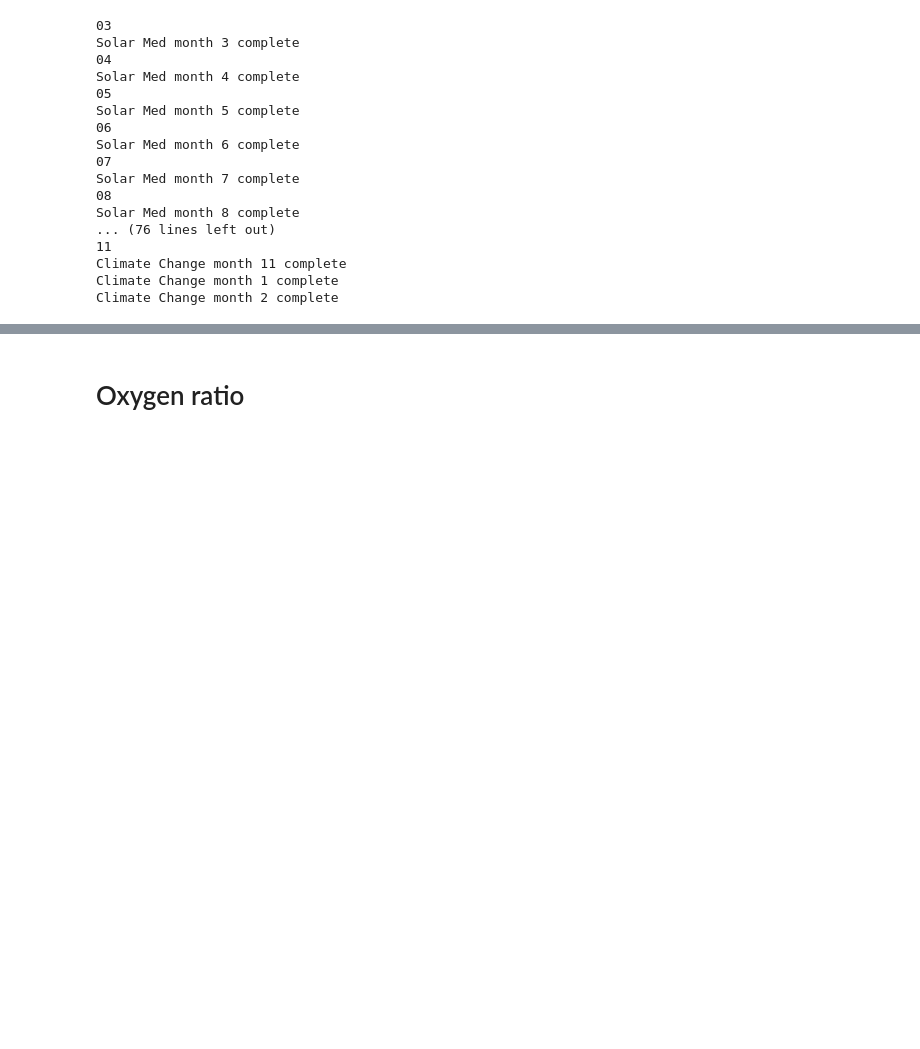
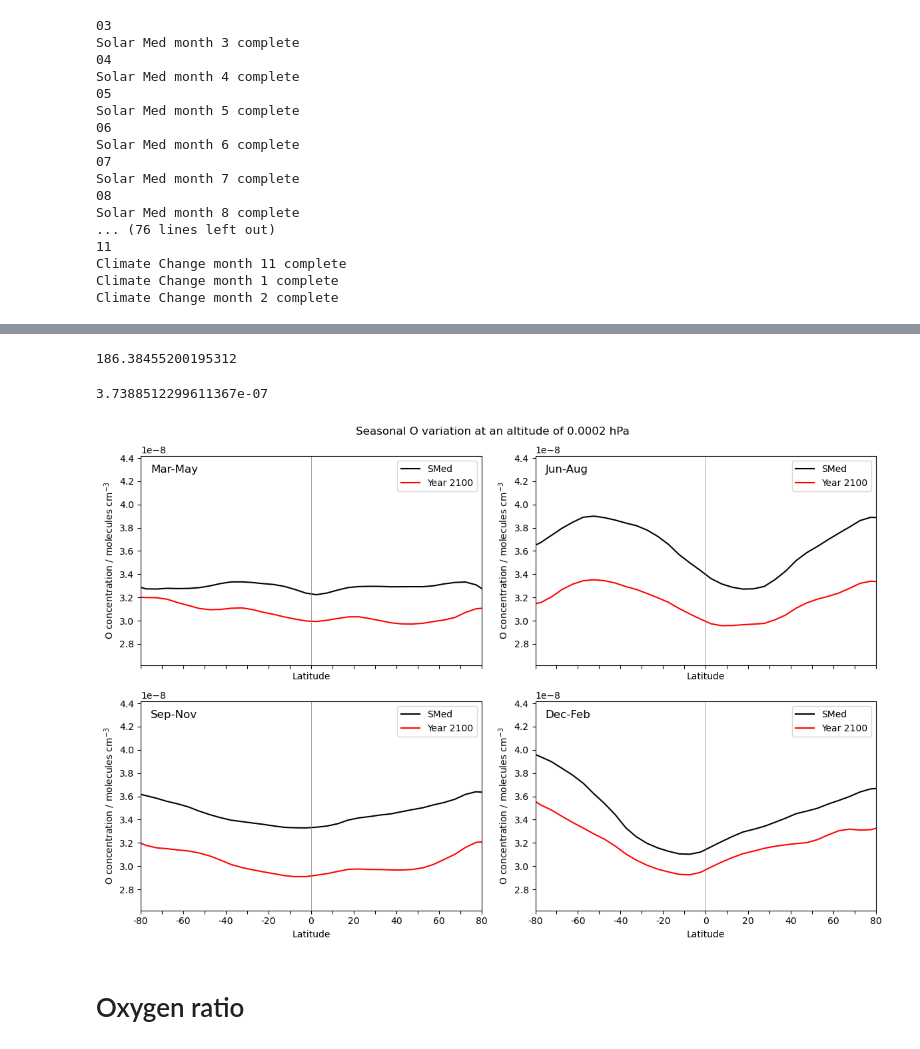
Before and after one commit to CharlieReyno/Sporadic-E-Project, a Jupyter notebook: Main_Notebooks/Climatology.ipynb, the cells around one changed output, grey strips where cells are left out. Drawn from its saved outputs; the diff is of its cells as text; code cells hidden in the pictures; blank space fills up the shorter version.

Commit message:
New climatology figures --> conc not VMR

```diff
--- a/Main_Notebooks/Climatology.ipynb
+++ b/Main_Notebooks/Climatology.ipynb
@@ -1163,3 +1106,81 @@ plt.show()
+# %%
+cli_filepath = f'/resstore/b0243/Data/Sporadic_E/FX2101f19f19mg16NaFeMgiontransport_OUTPUT/atm/hist/FX2101f19f19mg16NaFeMgiontransport.cam.h0.2100-06.nc'
+cli_T_file = xr.open_dataset(cli_filepath, decode_times=False)
+cli_T_file = cli_T_file['T'].sel(lev=altitude, method = 'nearest')
+cli_T_file = cli_T_file.mean(dim=['lat','lon'])
+cli_T_file = cli_T_file.sel(time=0, method='nearest')
+cli_T = cli_T_file.item()
+print(cli_T)
+# %% [output]
+186.38455200195312
+# %%
+cli_n = altitude*100/(R*cli_T)
+print(cli_n)
+# %% [output]
+3.7388512299611367e-07
+# %%
+med_spr_conc = med_spr * cli_n
+med_sum_conc = med_sum * cli_n
+med_aut_conc = med_aut * cli_n
+med_win_conc = med_win * cli_n
+
+cli_spr_conc = cli_spr * cli_n
+cli_sum_conc = cli_sum * cli_n
+cli_aut_conc = cli_aut * cli_n
+cli_win_conc = cli_win * cli_n
+# %%
+# cli_win
+ylim_min = np.min([med_spr_conc, med_sum_conc, med_aut_conc,med_win_conc,cli_spr_conc,cli_sum_conc,cli_aut_conc,cli_win_conc])
+ylim_min = ylim_min - 0.1*ylim_min
+ylim_max = np.max([med_spr_conc, med_sum_conc, med_aut_conc,med_win_conc,cli_spr_conc,cli_sum_conc,cli_aut_conc,cli_win_conc])
+ylim_max = ylim_max + 0.1*ylim_max
+# %%
+fig, axes = plt.subplots(nrows=2, ncols=2, figsize=(12, 8), sharex=True)
+lat = med_spr['lat']
+unit = 'cm$^{-3}$'
+
+# Plot WACCM data - SMed
+axes[0, 0].plot(lat, med_spr_conc , color='black', linestyle='solid', label='SMed')
+axes[0, 1].plot(lat, med_sum_conc , color='black', linestyle='solid', label='SMed')
+axes[1, 0].plot(lat, med_aut_conc , color='black', linestyle='solid', label='SMed')
+axes[1, 1].plot(lat, med_win_conc , color='black', linestyle='solid', label='SMed')
+
+# Plot WACCM data - CliC
+axes[0, 0].plot(lat, cli_spr_conc, color='red', label='Year 2100')
+axes[0, 1].plot(lat, cli_sum_conc, color='red', label='Year 2100')
+axes[1, 0].plot(lat, cli_aut_conc, color='red', label='Year 2100')
+axes[1, 1].plot(lat, cli_win_conc, color='red', label='Year 2100')
+
+for ax in axes.flatten():
+    ax.axvline(x=0, color='gray', linestyle='-', linewidth=0.5)
+    ax.set_xlim(-80, 80)
+    ax.set_ylim(ylim_min, ylim_max)
+    ax.set_xlabel('Latitude')
+    ax.set_ylabel(f'{var} concentration / molecules {unit}')
+
+    xticks = np.arange(-80, 81, 10)
+    xticklabels = ['' if i % 2 != 0 else str(tick) for i, tick in enumerate(xticks)]
+    ax.set_xticks(xticks)
+    ax.set_xticklabels(xticklabels)
+
+    ax.legend()
+
+for i, row in enumerate(axes):
+    for j, ax in enumerate(row):
+        label = ['Mar-May', 'Jun-Aug', 'Sep-Nov','Dec-Feb'][i * 2 + j]
+        ax.text(0.03, 0.92, label, transform=ax.transAxes, fontsize=12)
+
+axes[0, 0].legend(loc='upper right')
+axes[0, 1].legend(loc='upper right')
+axes[1, 0].legend(loc='upper right')
+axes[1, 1].legend(loc='upper right')
+
+plt.suptitle(f'Seasonal {var} variation at an altitude of {altitude} hPa')
+plt.tight_layout()
+plt.savefig(f'/home/home02/cm21cmr/Sporadic-E-Project/Figures/new_seasonal_conc_latsl_{var}_{altitude}.png' , dpi=400, bbox_inches='tight')
+plt.show()
+# %% [output]
+[figure, added]
 # %% [markdown]
 # Oxygen ratio
 # %%
```
Also changed, not shown: parts of 13 cells of this notebook, 4 other files.
